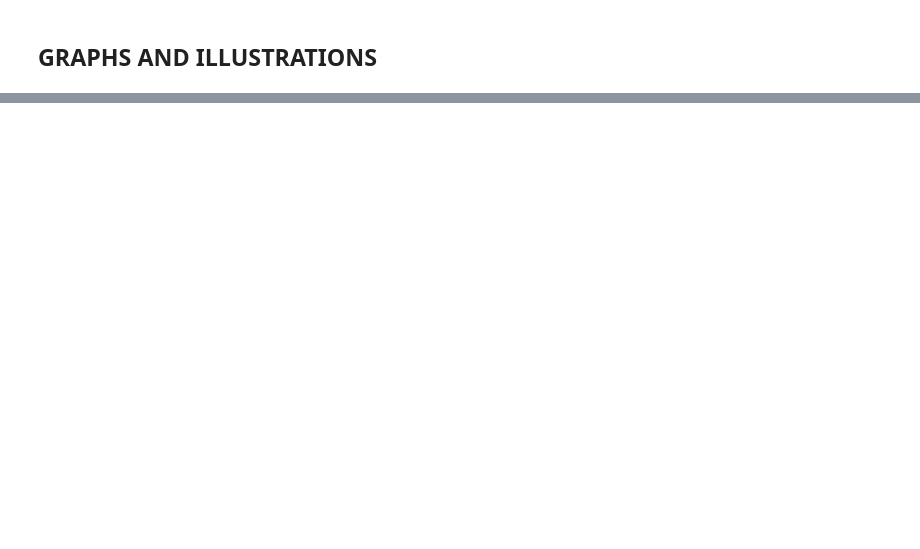
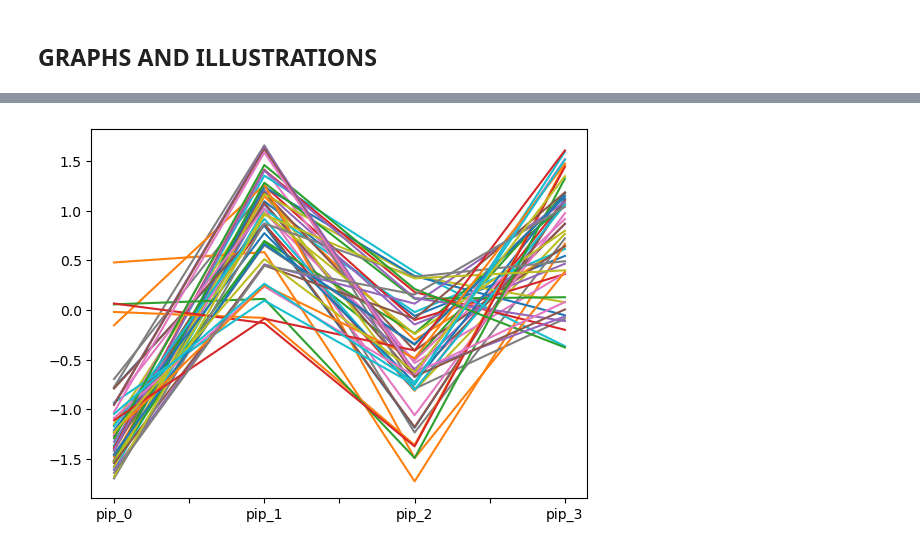
Before and after one commit to EngineerDanny/robust_algo_trader, a Jupyter notebook: kmeans/perceptually_important.ipynb, the cells around one changed output, grey strips where cells are left out. Cells and saved outputs as stored; diff of their text form; code cells hidden in the pictures; blank space fills up the shorter version.

```diff
--- a/kmeans/perceptually_important.ipynb
+++ b/kmeans/perceptually_important.ipynb
@@ -101,15 +124,13 @@ pips_y_df_np = pips_y_df.to_numpy()
 np.random.seed(5)
 
 # standard scale the 'hour', 'minute', 'current_log_ratio' columns
-pips_y_df[['hour', 'minute', 'current_log_ratio']] = StandardScaler().fit_transform(pips_y_df[['hour', 'minute', 'current_log_ratio']])
-pips_y_df_np = pips_y_df[['pip_0', 'pip_1', 'pip_2', 'pip_3', 'hour', 'minute', 'current_log_ratio']].to_numpy()
+pips_y_df[['day', 'hour', 'minute']] = StandardScaler().fit_transform(pips_y_df[['day', 'hour', 'minute']])
+pips_y_df_np = pips_y_df[['pip_0', 'pip_1', 'pip_2', 'pip_3', 'day', 'hour', 'minute']].to_numpy()
 kmeans = KMeans(n_clusters=36)
 kmeans.fit(pips_y_df_np)
 labels = kmeans.labels_
 # %%
 # add a new column namely k_label using labels to pips_y_df
 pips_y_df['k_label'] = labels
-test_pips_y_df = pips_y_df.copy()
-test_pips_y_df['k_label_1'] = test_pips_y_df['k_label'].shift(1)
-test_pips_y_df = test_pips_y_df.dropna()
+train_pips_y_df = pips_y_df.copy()
 # %%
@@ -181,9 +260,11 @@ last_return - first_return
 # %%
-test_k_label = 24
-k_label_sub_df = test_pips_y_df[test_pips_y_df['k_label'] == m_k_label]
+m_k_label = 28
+k_label_sub_df = train_pips_y_df[train_pips_y_df['k_label'] == m_k_label]
 for i in range(50):
     k_label_sub_df.iloc[i][['pip_0', 'pip_1', 'pip_2', 'pip_3']].plot()
 plt.show()
+# %% [output]
+[figure, added]
 # %%
 test_k_label_cumsum
 # %%
```
Also changed, not shown: parts of 12 cells of this notebook.
